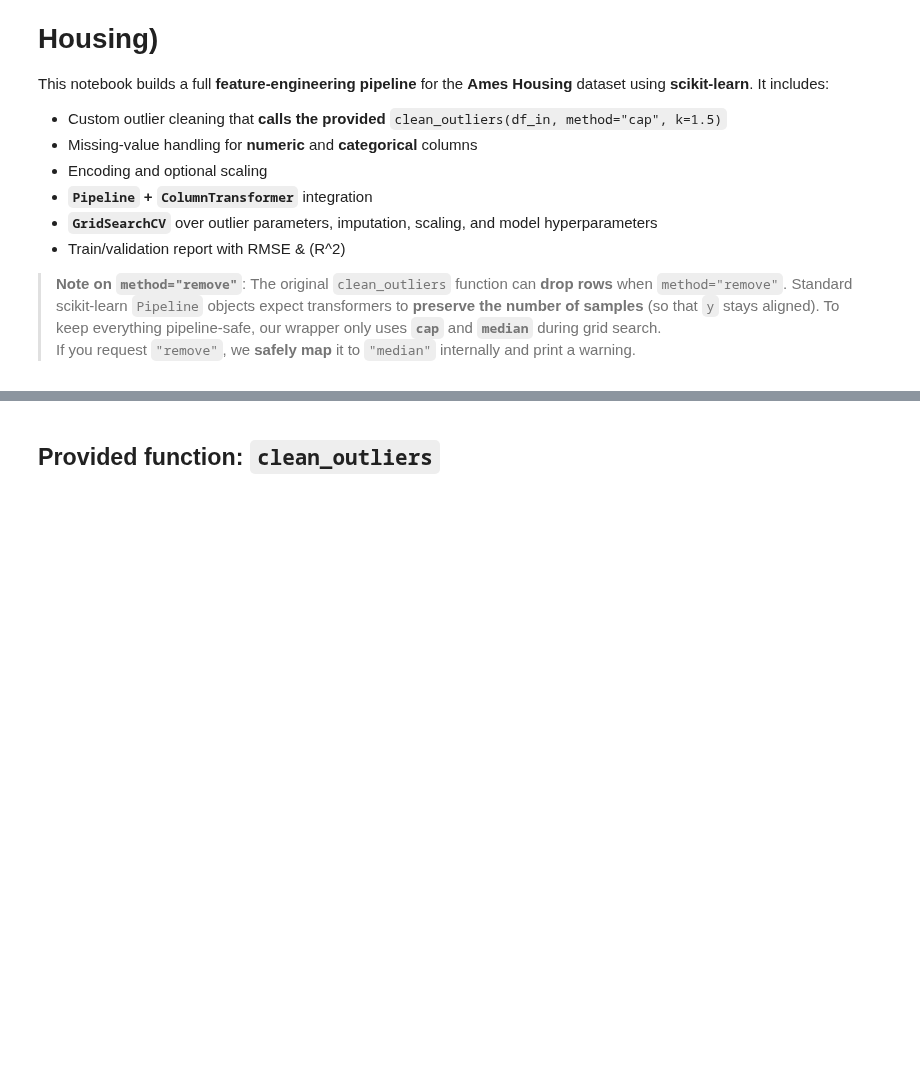
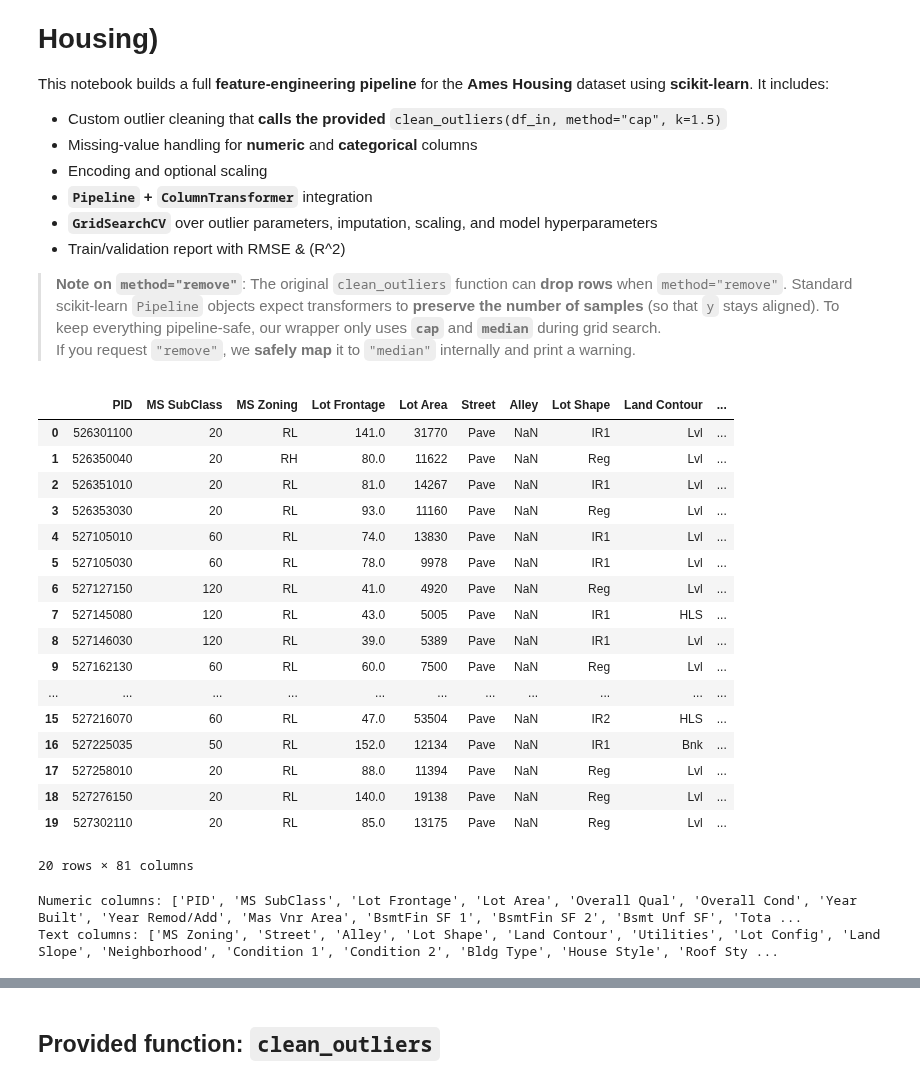
Before and after one commit to Tuchsanai/Machine_Learning, a Jupyter notebook: 02_Intermediate/Week08/02_Cross Validation/05_Sklearn_pipeline_with_GridSearch/Sklearn_Feature_Engineering_Pipeline_Ames.ipynb, the cells around one changed output, grey strips where cells are left out. Drawn from its saved outputs; the diff is of its cells as text; code cells hidden in the pictures; blank space fills up the shorter version.

```diff
--- a/02_Intermediate/Week08/02_Cross Validation/05_Sklearn_pipeline_with_GridSearch/Sklearn_Feature_Engineering_Pipeline_Ames.ipynb
+++ b/02_Intermediate/Week08/02_Cross Validation/05_Sklearn_pipeline_with_GridSearch/Sklearn_Feature_Engineering_Pipeline_Ames.ipynb
@@ -38,3 +38,43 @@ from sklearn.linear_model import Ridge
 from sklearn.compose import make_column_selector as selector
 
 RANDOM_STATE = 42
+# %%
+
+# --- Load the CSV exactly as requested ---
+csv_path = "Ames_Housing_Data.csv"
+df       = pd.read_csv(csv_path)
+
+df.head(20)
+# %% [output]
+|  | PID | MS SubClass | MS Zoning | Lot Frontage | Lot Area | Street | Alley | Lot Shape | Land Contour | ... |
+| 0 | 526301100 | 20 | RL | 141.0 | 31770 | Pave | NaN | IR1 | Lvl | ... |
+| 1 | 526350040 | 20 | RH | 80.0 | 11622 | Pave | NaN | Reg | Lvl | ... |
+| 2 | 526351010 | 20 | RL | 81.0 | 14267 | Pave | NaN | IR1 | Lvl | ... |
+| 3 | 526353030 | 20 | RL | 93.0 | 11160 | Pave | NaN | Reg | Lvl | ... |
+| 4 | 527105010 | 60 | RL | 74.0 | 13830 | Pave | NaN | IR1 | Lvl | ... |
+| 5 | 527105030 | 60 | RL | 78.0 | 9978 | Pave | NaN | IR1 | Lvl | ... |
+| 6 | 527127150 | 120 | RL | 41.0 | 4920 | Pave | NaN | Reg | Lvl | ... |
+| 7 | 527145080 | 120 | RL | 43.0 | 5005 | Pave | NaN | IR1 | HLS | ... |
+| 8 | 527146030 | 120 | RL | 39.0 | 5389 | Pave | NaN | IR1 | Lvl | ... |
+| 9 | 527162130 | 60 | RL | 60.0 | 7500 | Pave | NaN | Reg | Lvl | ... |
+| ... | ... | ... | ... | ... | ... | ... | ... | ... | ... | ... |
+| 15 | 527216070 | 60 | RL | 47.0 | 53504 | Pave | NaN | IR2 | HLS | ... |
+| 16 | 527225035 | 50 | RL | 152.0 | 12134 | Pave | NaN | IR1 | Bnk | ... |
+| 17 | 527258010 | 20 | RL | 88.0 | 11394 | Pave | NaN | Reg | Lvl | ... |
+| 18 | 527276150 | 20 | RL | 140.0 | 19138 | Pave | NaN | Reg | Lvl | ... |
+| 19 | 527302110 | 20 | RL | 85.0 | 13175 | Pave | NaN | Reg | Lvl | ... |
+20 rows × 81 columns
+# %%
+# Target
+TARGET = "SalePrice"
+
+# Identify numeric and textual columns:
+numeric_columns = df.select_dtypes(include=["number"]).columns.tolist()
+text_columns    = df.select_dtypes(include=["object"]).columns.tolist()
+
+
+print(f"Numeric columns: {numeric_columns}")
+print(f"Text columns: {text_columns}")
+# %% [output]
+Numeric columns: ['PID', 'MS SubClass', 'Lot Frontage', 'Lot Area', 'Overall Qual', 'Overall Cond', 'Year Built', 'Year Remod/Add', 'Mas Vnr Area', 'BsmtFin SF 1', 'BsmtFin SF 2', 'Bsmt Unf SF', 'Tota ...
+Text columns: ['MS Zoning', 'Street', 'Alley', 'Lot Shape', 'Land Contour', 'Utilities', 'Lot Config', 'Land Slope', 'Neighborhood', 'Condition 1', 'Condition 2', 'Bldg Type', 'House Style', 'Roof Sty ...
```
Also changed, not shown: parts of 15 cells of this notebook.
